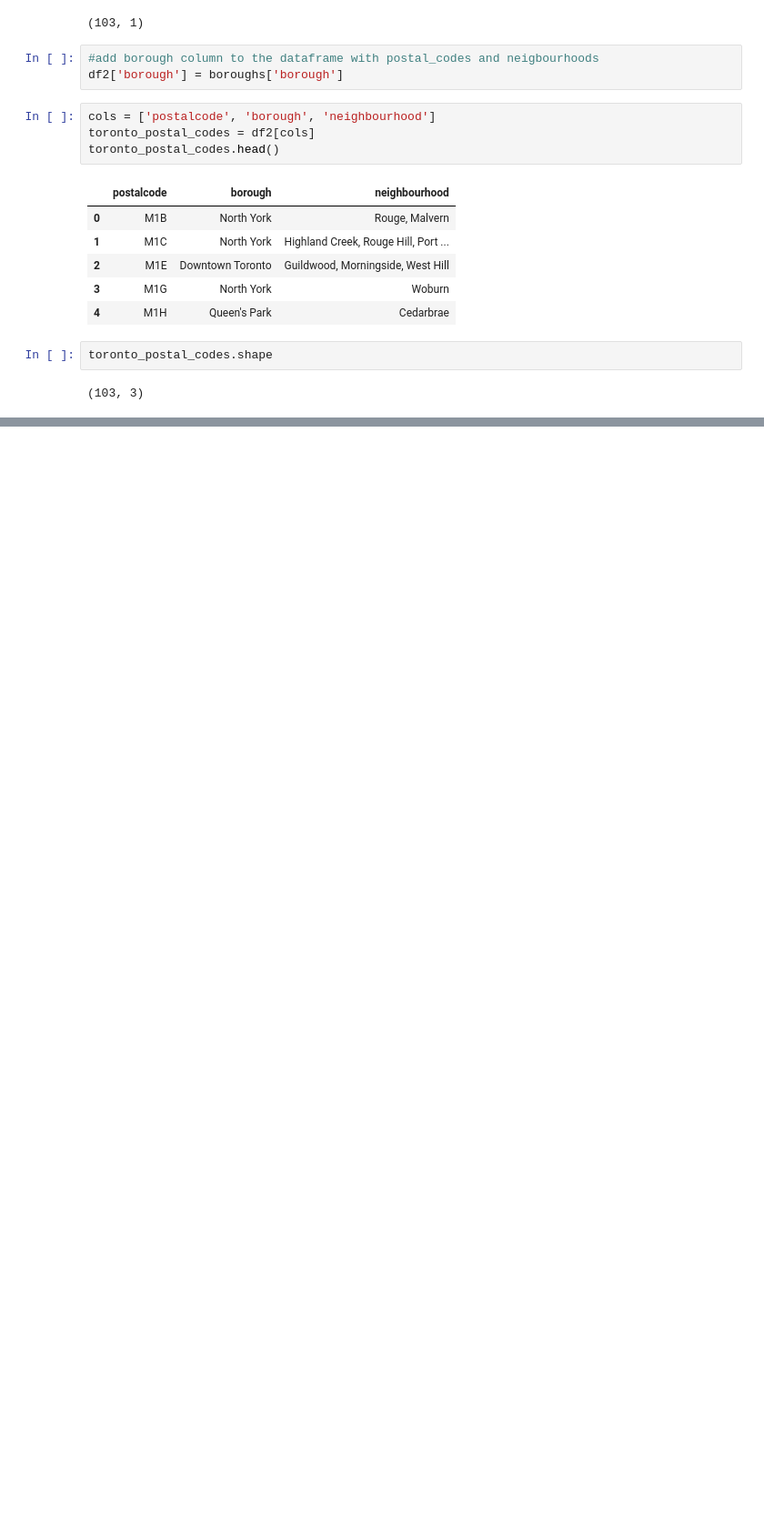
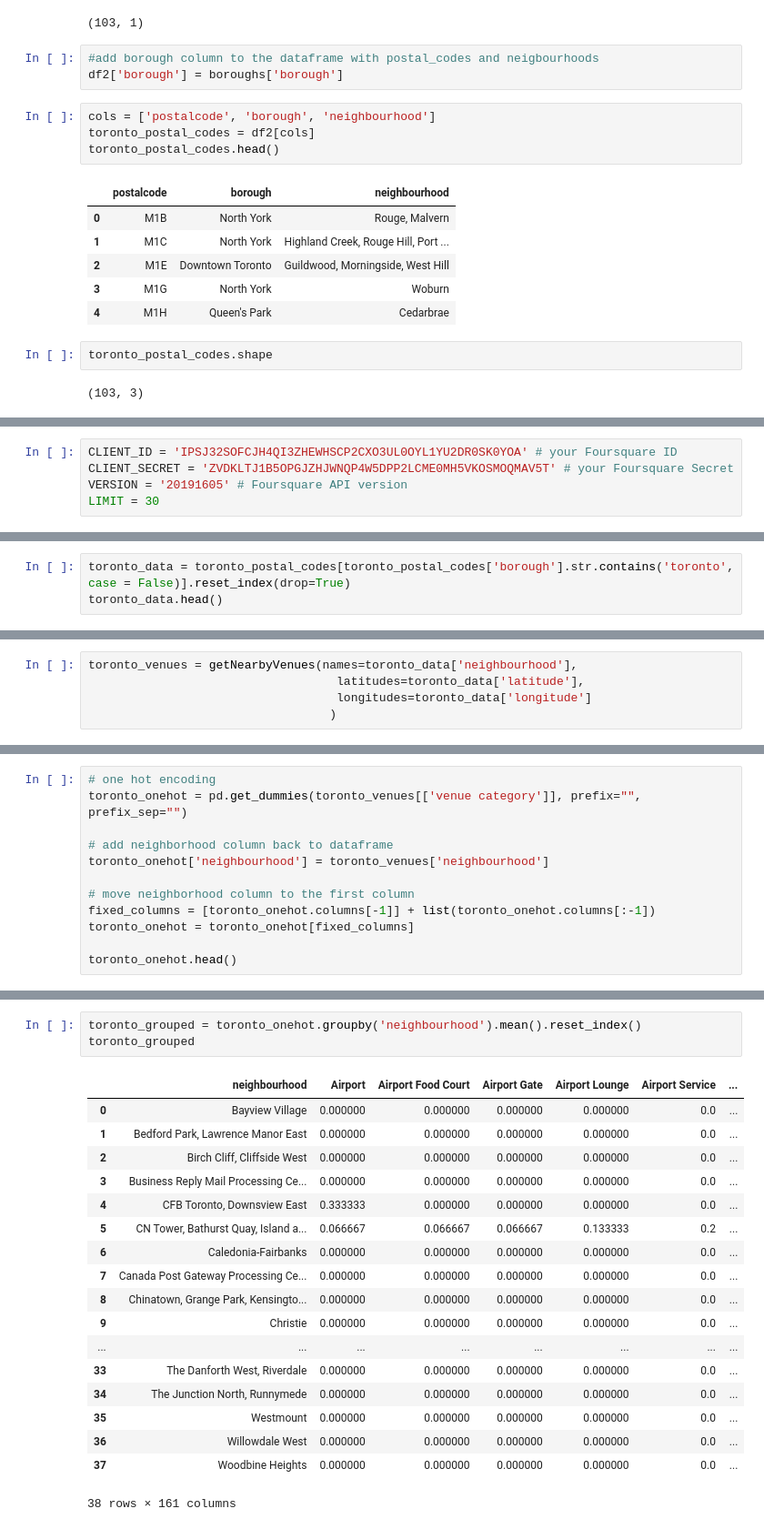
Before and after one commit to ThomVersteeg/Coursera_Capstone, a Jupyter notebook: capstone project week 3.ipynb, the cells around one changed output, grey strips where cells are left out. Shown: that part at 91% size. Drawn from its saved outputs; the diff is of its cells as text; blank space fills up the shorter version.

```diff
--- a/capstone project week 3.ipynb
+++ b/capstone project week 3.ipynb
@@ -132,0 +238,5 @@ SyntaxError: invalid syntax (<ipython-input-77-bcb757b897b4>, line 1)
+# %%
+CLIENT_ID = 'IPSJ32SOFCJH4QI3ZHEWHSCP2CXO3UL0OYL1YU2DR0SK0YOA' # your Foursquare ID
+CLIENT_SECRET = 'ZVDKLTJ1B5OPGJZHJWNQP4W5DPP2LCME0MH5VKOSMOQMAV5T' # your Foursquare Secret
+VERSION = '20191605' # Foursquare API version
+LIMIT = 30
@@ -132,0 +247,3 @@ SyntaxError: invalid syntax (<ipython-input-77-bcb757b897b4>, line 1)
+# %%
+toronto_data = toronto_postal_codes[toronto_postal_codes['borough'].str.contains('toronto', case = False)].reset_index(drop=True)
+toronto_data.head()
@@ -132,0 +301,5 @@ SyntaxError: invalid syntax (<ipython-input-77-bcb757b897b4>, line 1)
+# %%
+toronto_venues = getNearbyVenues(names=toronto_data['neighbourhood'],
+                                   latitudes=toronto_data['latitude'],
+                                   longitudes=toronto_data['longitude']
+                                  )
@@ -132,0 +368,12 @@ SyntaxError: invalid syntax (<ipython-input-77-bcb757b897b4>, line 1)
+# %%
+# one hot encoding
+toronto_onehot = pd.get_dummies(toronto_venues[['venue category']], prefix="", prefix_sep="")
+
+# add neighborhood column back to dataframe
+toronto_onehot['neighbourhood'] = toronto_venues['neighbourhood']
+
+# move neighborhood column to the first column
+fixed_columns = [toronto_onehot.columns[-1]] + list(toronto_onehot.columns[:-1])
+toronto_onehot = toronto_onehot[fixed_columns]
+
+toronto_onehot.head()
@@ -132,0 +393,22 @@ SyntaxError: invalid syntax (<ipython-input-77-bcb757b897b4>, line 1)
+# %%
+toronto_grouped = toronto_onehot.groupby('neighbourhood').mean().reset_index()
+toronto_grouped
+# %% [output]
+|  | neighbourhood | Airport | Airport Food Court | Airport Gate | Airport Lounge | Airport Service | ... |
+| 0 | Bayview Village | 0.000000 | 0.000000 | 0.000000 | 0.000000 | 0.0 | ... |
+| 1 | Bedford Park, Lawrence Manor East | 0.000000 | 0.000000 | 0.000000 | 0.000000 | 0.0 | ... |
+| 2 | Birch Cliff, Cliffside West | 0.000000 | 0.000000 | 0.000000 | 0.000000 | 0.0 | ... |
+| 3 | Business Reply Mail Processing Ce... | 0.000000 | 0.000000 | 0.000000 | 0.000000 | 0.0 | ... |
+| 4 | CFB Toronto, Downsview East | 0.333333 | 0.000000 | 0.000000 | 0.000000 | 0.0 | ... |
+| 5 | CN Tower, Bathurst Quay, Island a... | 0.066667 | 0.066667 | 0.066667 | 0.133333 | 0.2 | ... |
+| 6 | Caledonia-Fairbanks | 0.000000 | 0.000000 | 0.000000 | 0.000000 | 0.0 | ... |
+| 7 | Canada Post Gateway Processing Ce... | 0.000000 | 0.000000 | 0.000000 | 0.000000 | 0.0 | ... |
+| 8 | Chinatown, Grange Park, Kensingto... | 0.000000 | 0.000000 | 0.000000 | 0.000000 | 0.0 | ... |
+| 9 | Christie | 0.000000 | 0.000000 | 0.000000 | 0.000000 | 0.0 | ... |
+| ... | ... | ... | ... | ... | ... | ... | ... |
+| 33 | The Danforth West, Riverdale | 0.000000 | 0.000000 | 0.000000 | 0.000000 | 0.0 | ... |
+| 34 | The Junction North, Runnymede | 0.000000 | 0.000000 | 0.000000 | 0.000000 | 0.0 | ... |
+| 35 | Westmount | 0.000000 | 0.000000 | 0.000000 | 0.000000 | 0.0 | ... |
+| 36 | Willowdale West | 0.000000 | 0.000000 | 0.000000 | 0.000000 | 0.0 | ... |
+| 37 | Woodbine Heights | 0.000000 | 0.000000 | 0.000000 | 0.000000 | 0.0 | ... |
+38 rows × 161 columns
```
Also changed, not shown: parts of 50 cells of this notebook.
